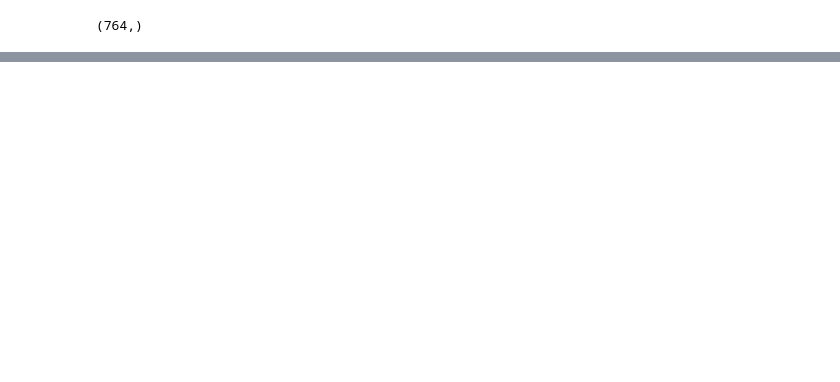
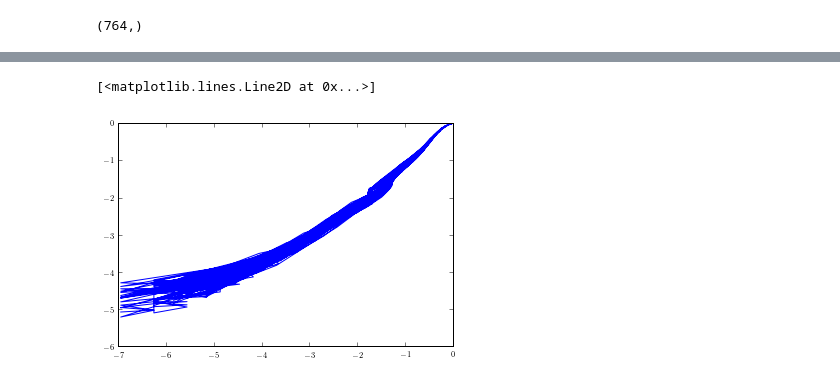
Before and after one commit to benjaminpope/pysco, a Jupyter notebook: analysis.ipynb, the cells around one changed output, grey strips where cells are left out. Saved outputs shown, nothing was run; the diff lists cells and outputs as text; code cells hidden in the pictures; blank space fills up the shorter version.

```diff
--- a/analysis.ipynb
+++ b/analysis.ipynb
@@ -562,0 +574,8 @@ binary_136_86_32.fits
+# %%
+visb = avg_vis[uv_samp_rev[:,1], uv_samp_rev[:,0]]
+visb /= visb.max()
+# %%
+plt.plot(np.log(b.kpi.RED/b.kpi.RED.max()),np.log(visb))
+# %% [output]
+[<matplotlib.lines.Line2D at 0x...>]
+[figure, added]
```
Also changed, not shown: parts of 50 cells of this notebook, 4 other files.
